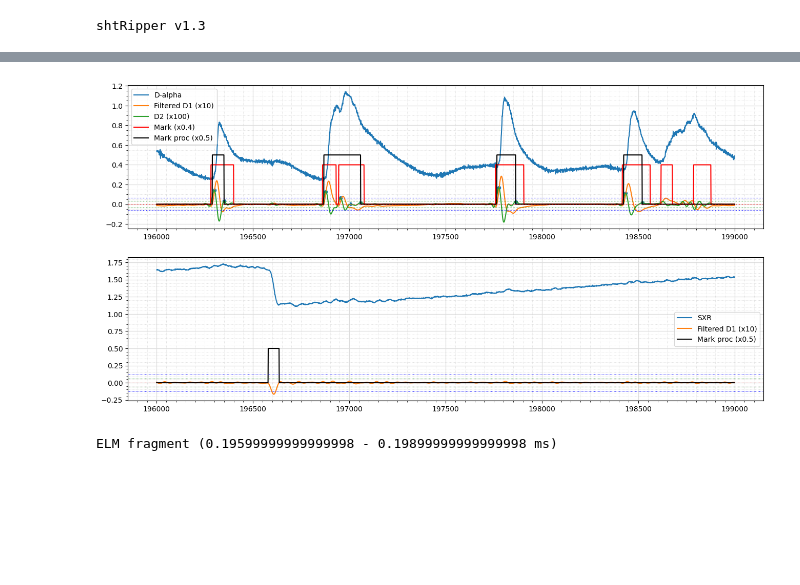
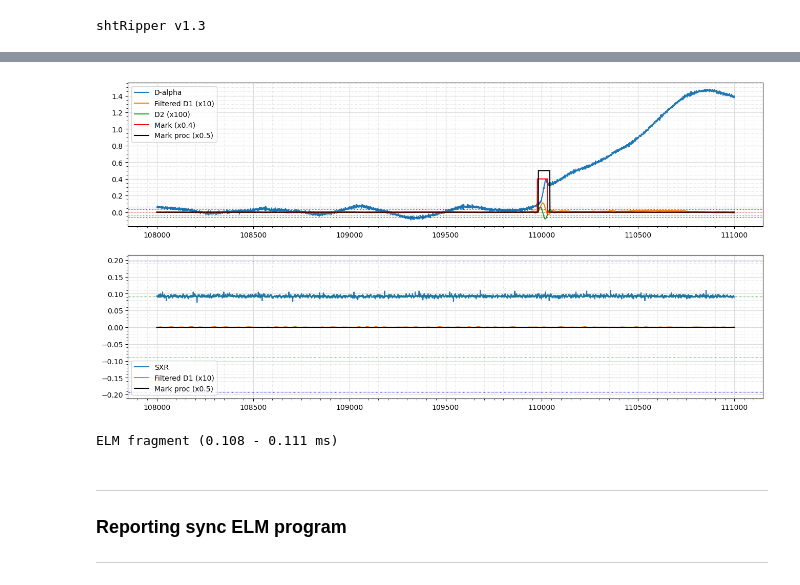
Before and after one commit to feodorrussia/Plasma_analysis, a Jupyter notebook: Marking system.ipynb, the cells around one changed output, grey strips where cells are left out. Saved outputs shown, nothing was run; the diff lists cells and outputs as text; code cells hidden in the pictures; blank space fills up the shorter version.

Commit message:
Update Marking system.ipynb
Write function to get slices from mark
Write program to analyse sync ELMs by SXR

```diff
--- a/Marking system.ipynb
+++ b/Marking system.ipynb
@@ -4,8 +4,8 @@ from source.Files_operating import read_sht_data
 # %% [output]
 shtRipper v1.3
 # %%
-F_ID = 44184
-dir_path = "D:/Edu/Lab/Projects/Plasma_analysis/data/sht/G-ELM/"
+F_ID = 44350
+dir_path = "C:/Users/f.belous/Work/Projects/Plasma_analysis/data/sht/G-ELM/"
 # D:/Edu/Lab/Projects/Plasma_analysis/data/sht/G-ELM/ | C:/Users/f.belous/Work/Projects/Plasma_analysis/data/sht/G-ELM/
 
 df = read_sht_data(f'sht{F_ID}', dir_path)
@@ -253,25 +262,25 @@ class Signal_meta:
 # %%
 meta_da = Signal_meta(chanel_name="da", processing_flag=True)
-meta_da.set_statistics(d_alpha_f, 0.7, std_bottom_edge=1.5, std_top_edge=2.7)
+meta_da.set_statistics(d_alpha, d_alpha_f, 0.7, 0.7, d_std_bottom_edge=1.5, d_std_top_edge=2.7)
 meta_da.set_edges(length_edge=15, distance_edge=30)
 
 meta_da_2 = Signal_meta(chanel_name="da", processing_flag=False)
-meta_da_2.set_statistics(d_alpha_f, 0.7, std_bottom_edge=1.5, std_top_edge=2.5)
+meta_da_2.set_statistics(d_alpha, d_alpha_f, 0.7, 0.7, d_std_bottom_edge=1.5, d_std_top_edge=2.5)
 meta_da_2.set_edges(length_edge=15, distance_edge=30)
 
 meta_sxr = Signal_meta(chanel_name="sxr", processing_flag=True)
-meta_sxr.set_statistics(sxr_f, 0.8, std_bottom_edge=7.0, std_top_edge=15.0)
+meta_sxr.set_statistics(sxr, sxr_f, 0.8, 0.8, d_std_bottom_edge=7.0, d_std_top_edge=15.0)
 meta_sxr.set_edges(length_edge=10, distance_edge=30, scale=0)
 # %%
 mark_data = np.zeros(d_alpha_f.shape)
-mark_data[abs(d_alpha_f - meta_da.q) > meta_da.std * meta_da.std_bottom] = 1
+mark_data[abs(d_alpha_f - meta_da.d_q) > meta_da.d_std * meta_da.d_std_bottom] = 1
 mark_d_alpha = proc_slices(mark_data, d_alpha, d_alpha_f, meta_da)
 
 mark_data = np.zeros(d_alpha_f.shape)
-mark_data[abs(d_alpha_f - meta_da_2.q) > meta_da_2.std * meta_da_2.std_bottom] = 1
+mark_data[abs(d_alpha_f - meta_da_2.d_q) > meta_da_2.d_std * meta_da_2.d_std_bottom] = 1
 mark_d_alpha_2 = proc_slices(mark_data, d_alpha, d_alpha_f, meta_da_2)
 
 mark_data = np.zeros(d_alpha_f.shape)
-mark_data[abs(sxr_f - meta_sxr.q) > meta_sxr.std * meta_sxr.std_bottom] = 1
+mark_data[abs(sxr_f - meta_sxr.d_q) > meta_sxr.d_std * meta_sxr.d_std_bottom] = 1
 mark_sxr = proc_slices(mark_data, sxr, sxr_f, meta_sxr)
 # %% [output]
@@ -314,7 +323,7 @@ def get_d2_peaks(diff_data: np.array, mark_data: np.array, s_i: int) -> np.array
 
 mode_plotting = 1  # int(input("Input visualising mode [ 0 - manual | 1 - only marked ]:"))
 # mode_marking = int(input("Input marking mode (0 - manual | 1 - semiauto): ").strip().split()[0])
-l_edge = 196000  # int(input(f"Input start index [0:{df.shape[0]//1000*1000}]: ").strip().split()[0])
+l_edge = 0  # int(input(f"Input start index [0:{df.shape[0]//1000*1000}]: ").strip().split()[0])
 # print("---")
 step = 2000
 width = 3000
@@ -338,19 +347,18 @@ while l_edge < df.shape[0]:
     ax1.plot(range(l_edge, r_edge), d_alpha_f[l_edge:r_edge] * 10, label="Filtered D1 (x10)")
     ax1.plot(range(l_edge, r_edge), np.diff(d_alpha_f)[l_edge:r_edge] * 100, label="D2 (x100)")
 
-    x, y = get_d2_peaks(d_alpha_f[l_edge:r_edge], mark_d_alpha[l_edge:r_edge], l_edge)
-    x = x + l_edge
+    # x, y = get_d2_peaks(d_alpha_f[l_edge:r_edge], mark_d_alpha[l_edge:r_edge], l_edge)
+    # x = x + l_edge
     # print(len(x), x, y)
-    ax1.scatter(x, y * 100, s=20)
+    # ax1.scatter(x, y * 100, s=20)
 
     ax1.plot(range(l_edge, r_edge), mark_d_alpha_2[l_edge:r_edge] * 0.4, label="Mark (x0.4)", color="red")
     ax1.plot(range(l_edge, r_edge), mark_d_alpha[l_edge:r_edge] * 0.5, label="Mark proc (x0.5)", color="black")
-    ax1.axhline(np.quantile(d_alpha_f, 0.7) * 10, color="red", linestyle=':', linewidth=0.8)
-    ax1.axhline((meta_da.q + meta_da.std * meta_da.std_bottom) * 10, color="green", linestyle=':', linewidth=0.8)
-    ax1.axhline((meta_da.q - meta_da.std * meta_da.std_bottom) * 10, color="green", linestyle=':', linewidth=0.8)
-    ax1.axhline((meta_da.q + meta_da.std * meta_da.std_top) * 10, color="blue", linestyle=':', linewidth=0.8)
-    ax1.axhline((meta_da.q - meta_da.std * meta_da.std_top) * 10, color="blue", linestyle=':', linewidth=0.8)
-
+    ax1.axhline(meta_da.d_q * 10, color="red", linestyle=':', linewidth=0.8)
+    ax1.axhline((meta_da.d_q + meta_da.d_std * meta_da.d_std_bottom) * 10, color="green", linestyle=':', linewidth=0.8)
+    ax1.axhline((meta_da.d_q - meta_da.d_std * meta_da.d_std_bottom) * 10, color="green", linestyle=':', linewidth=0.8)
+    ax1.axhline((meta_da.d_q + meta_da.d_std * meta_da.d_std_top) * 10, color="blue", linestyle=':', linewidth=0.8)
+    ax1.axhline((meta_da.d_q - meta_da.d_std * meta_da.d_std_top) * 10, color="blue", linestyle=':', linewidth=0.8)
     ax1.grid(which='major', color='#DDDDDD', linewidth=0.9)
     ax1.grid(which='minor', color='#DDDDDD', linestyle=':', linewidth=0.7)
     ax1.minorticks_on()
@@ -361,41 +369,45 @@ while l_edge < df.shape[0]:
     # ax2.plot(range(l_edge, r_edge), sxr_d1[l_edge:r_edge], label="Diff 1")
     ax2.plot(range(l_edge, r_edge), sxr_f[l_edge:r_edge] * 10, label="Filtered D1 (x10)")
     ax2.plot(range(l_edge, r_edge), mark_sxr[l_edge:r_edge] * 0.5, label="Mark proc (x0.5)", color="black")
-    ax2.axhline(np.quantile(sxr_f, 0.8) * 10, color="red", linestyle=':', linewidth=0.7)
-    ax2.axhline((meta_sxr.q + meta_sxr.std * meta_sxr.std_bottom) * 10, color="green", linestyle=':', linewidth=0.7)
-    ax2.axhline((meta_sxr.q - meta_sxr.std * meta_sxr.std_bottom) * 10, color="green", linestyle=':', linewidth=0.7)
-    ax2.axhline((meta_sxr.q + meta_sxr.std * meta_sxr.std_top) * 10, color="blue", linestyle=':', linewidth=0.7)
-    ax2.axhline((meta_sxr.q - meta_sxr.std * meta_sxr.std_top) * 10, color="blue", linestyle=':', linewidth=0.7)
+    ax2.axhline(meta_sxr.d_q * 10, color="red", linestyle=':', linewidth=0.7)
+    ax2.axhline((meta_sxr.d_q + meta_sxr.d_std * meta_sxr.d_std_bottom) * 10, color="green", linestyle=':', linewidth=0.7)
+    ax2.axhline((meta_sxr.d_q - meta_sxr.d_std * meta_sxr.d_std_bottom) * 10, color="green", linestyle=':', linewidth=0.7)
+    ax2.axhline((meta_sxr.d_q + meta_sxr.d_std * meta_sxr.d_std_top) * 10, color="blue", linestyle=':', linewidth=0.7)
+    ax2.axhline((meta_sxr.d_q - meta_sxr.d_std * meta_sxr.d_std_top) * 10, color="blue", linestyle=':', linewidth=0.7)
 
     ax2.grid(which='major', color='#DDDDDD', linewidth=0.9)
     ax2.grid(which='minor', color='#DDDDDD', linestyle=':', linewidth=0.7)
     ax2.minorticks_on()
     ax2.xaxis.set_minor_locator(AutoMinorLocator(10))
     ax2.legend()
     plt.show()
 
     # res = list(map(int, input(f"Input index pairs of ELM fragments ({df.t[l_edge]} - {df.t[r_edge]} ms):\n").strip().split()))
     # for i in range(0, len(res), 2):
     #     board_ind = [res[i], res[i+1]]
 
     #     mark = float(input("Input mark to set [ 0 | 1 | 2 ]: "))
 
     #     if mode_marking and mark > 0:
     #         board_ind = get_borders(df.loc[res[i]:res[i + 1], "ch1"].to_numpy(), scale=1.5)
     #         board_ind[0] = max(board_ind[0] - step_away + res[i], 0)
     #         board_ind[1] += res[i]
 
     #     df.loc[board_ind[0]:board_ind[1], "ch1_marked"] = mark
 
     print(f"ELM fragment ({df.t[l_edge]} - {df.t[r_edge]} ms)\n")
     break
     # input(f"ELM fragment ({df.t[l_edge]} - {df.t[r_edge]} ms)\n")
 
     plt.close()
     plt.clf()
     l_edge += step
 
 # 217500
 # %% [output]
-[figure, old version]
+[figure, new version]
-ELM fragment (0.19599999999999998 - 0.19899999999999998 ms)
+ELM fragment (0.108 - 0.111 ms)
+# %% [markdown]
+---
+### Reporting sync ELM program
+---
```
Also changed, not shown: parts of 9 cells of this notebook.
